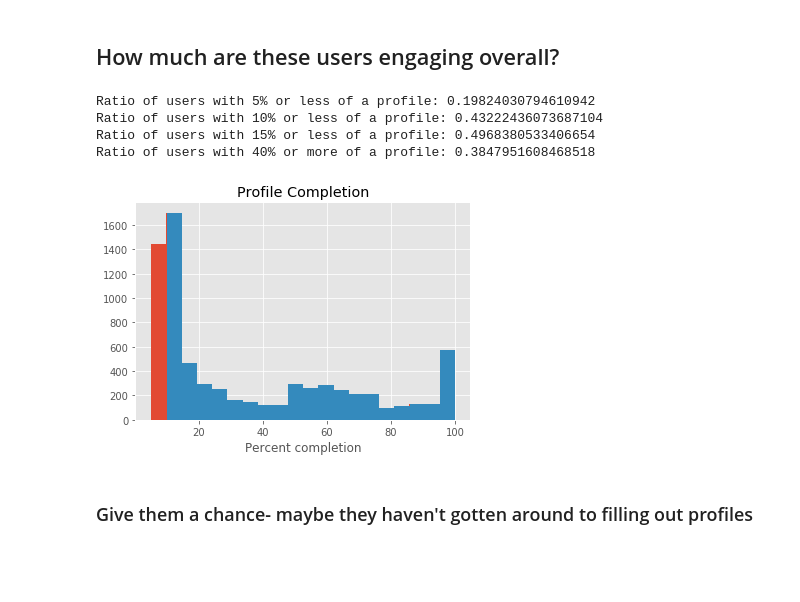
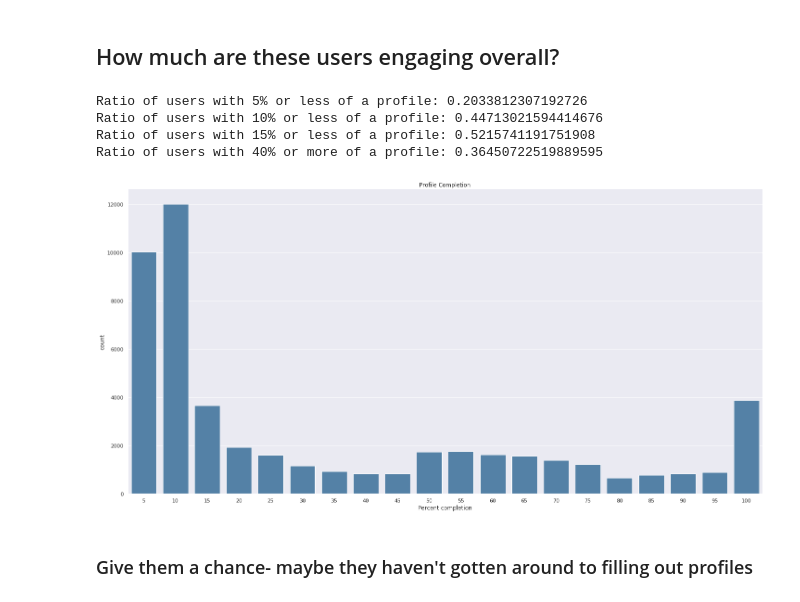
Before and after one commit to jimbudarz/sofariders-profile-analysis, a Jupyter notebook: SofaRiders EDA.ipynb, the cells around one changed output. Drawn from its saved outputs; the diff is of its cells as text; code cells hidden in the pictures; blank space fills up the shorter version.

```diff
--- a/SofaRiders EDA.ipynb
+++ b/SofaRiders EDA.ipynb
@@ -96,9 +100,19 @@ combined_df
 import pandas as pd
 from matplotlib import pyplot as plt
 import seaborn as sns
-plt.style.use('ggplot')
+sns.set(style="darkgrid")
+%matplotlib inline
+plt.rcParams['figure.figsize'] = (10, 6)
 
 df = pd.read_csv('ProcessedUserInfo.csv', index_col=0)
+# %%
+# Remove entries for users who can't seem to spell their own country:
+df = df.groupby('currentCountry').filter(lambda x: len(x) > 2)
+
+# Set age for users with unreasonable ages to 0:
+df.loc[df.age > 122, 'age'] = np.nan
+# %%
+df['joinAge'] = df.age - 2018 + df.joinDate
 # %% [markdown]
 # Step 3: Start EDA
 # %%
@@ -186,21 +204,23 @@ Text(0.5,1,'Join Date')
 # %% [markdown]
 ## How much are these users engaging overall?
 # %%
-fig5 = plt.hist(df.profileCompletion, bins = 20)
+#fig5 = plt.hist(df.profileCompletion, bins = 20)
+sns.catplot("profileCompletion", data=df, kind = 'count', color = 'steelblue', size=10, aspect=2)
+#sns.color_palette("Reds")
 plt.title('Profile Completion')
 plt.xlabel("Percent completion")
 # Since filling in name and email address gives you 5%, anyone not exceeding this threshold hasn't done more than the minimum
-plt.hist(df.profileCompletion[df.profileCompletion>5], bins = 19)
+#plt.hist(df.profileCompletion[df.profileCompletion>5], bins = 19)
 print("Ratio of users with 5% or less of a profile: " + str(sum(df.profileCompletion<=5)/len(df.profileCompletion)))
 print("Ratio of users with 10% or less of a profile: " + str(sum(df.profileCompletion<=10)/len(df.profileCompletion)))
 print("Ratio of users with 15% or less of a profile: " + str(sum(df.profileCompletion<=15)/len(df.profileCompletion)))
 print("Ratio of users with 40% or more of a profile: " + str(sum(df.profileCompletion>=40)/len(df.profileCompletion)))
 # %% [output]
-Ratio of users with 5% or less of a profile: 0.19824030794610942
-Ratio of users with 10% or less of a profile: 0.43222436073687104
-Ratio of users with 15% or less of a profile: 0.4968380533406654
-Ratio of users with 40% or more of a profile: 0.3847951608468518
+Ratio of users with 5% or less of a profile: 0.2033812307192726
+Ratio of users with 10% or less of a profile: 0.44713021594414676
+Ratio of users with 15% or less of a profile: 0.5215741191751908
+Ratio of users with 40% or more of a profile: 0.36450722519889595
-[figure, old version]
+[figure, new version]
 # %% [markdown]
 ### Give them a chance- maybe they haven't gotten around to filling out profiles
 # %%
```
Also changed, not shown: parts of 45 cells of this notebook, 2 other files.
